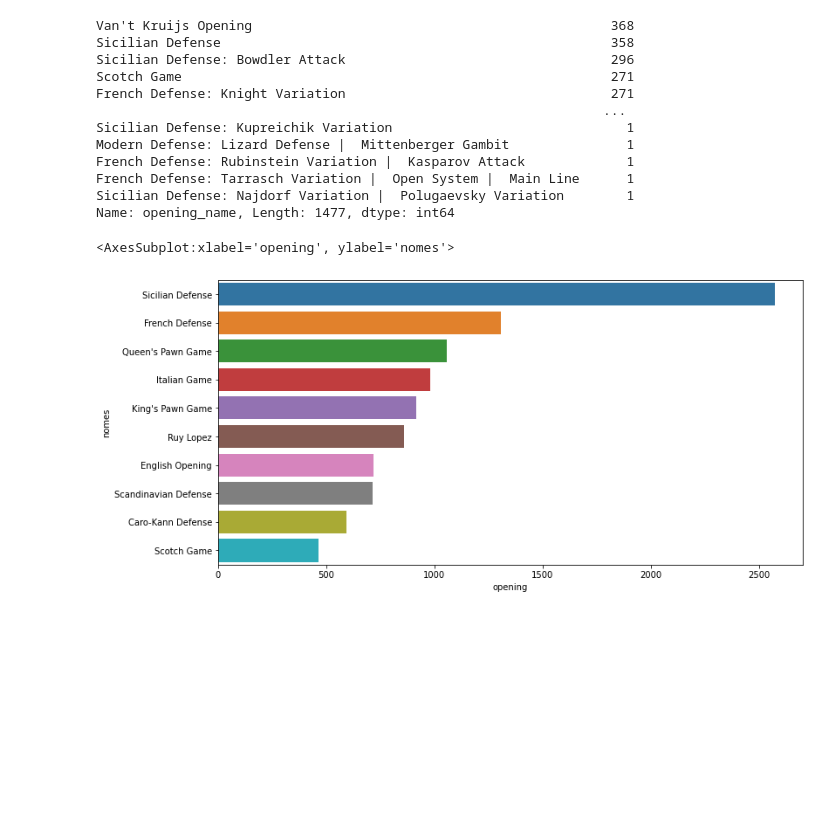
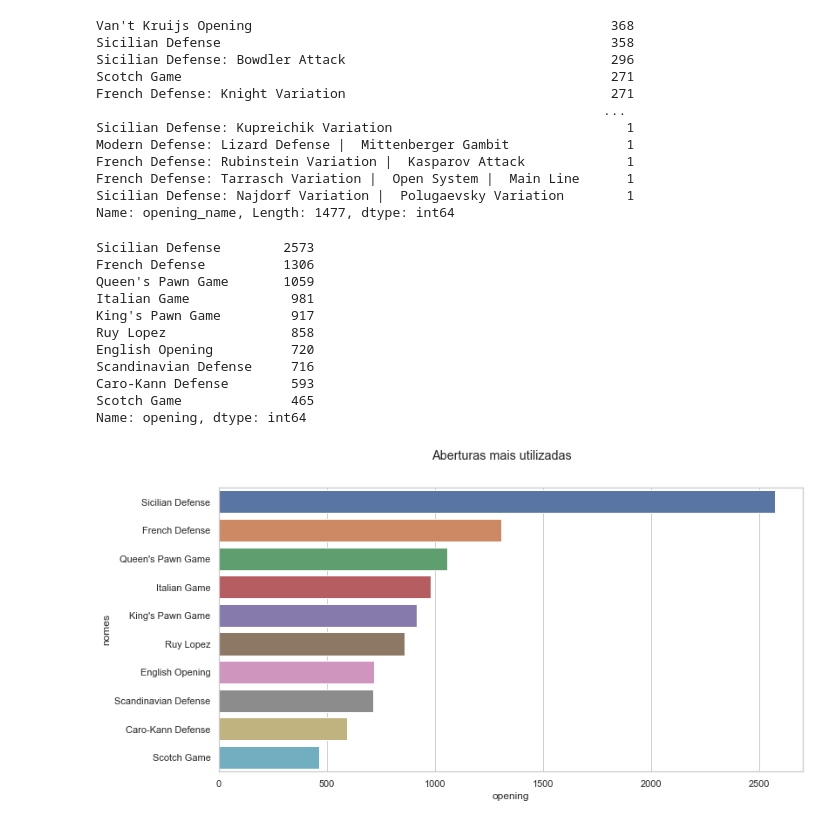
Before and after one commit to CaioLr/lichess-data-analysis, a Jupyter notebook: lichess.ipynb, the cells around one changed output. Cells and saved outputs as stored; diff of their text form; code cells hidden in the pictures; blank space fills up the shorter version.

```diff
--- a/lichess.ipynb
+++ b/lichess.ipynb
@@ -50,8 +63,21 @@ Name: opening_name, Length: 1477, dtype: int64
 aux = pd.DataFrame(data['opening'].value_counts().head(10))
 aux['nomes'] = aux.index
 # %%
+sns.set_theme(style="whitegrid")
 plt.figure(figsize=(12,6))
 sns.barplot(y=aux['nomes'], x=aux['opening'])
+plt.suptitle("Aberturas mais utilizadas")
+data['opening'].value_counts().head(10)
 # %% [output]
-<AxesSubplot:xlabel='opening', ylabel='nomes'>
+Sicilian Defense        2573
+French Defense          1306
+Queen's Pawn Game       1059
+Italian Game             981
+King's Pawn Game         917
+Ruy Lopez                858
+English Opening          720
+Scandinavian Defense     716
+Caro-Kann Defense        593
+Scotch Game              465
+Name: opening, dtype: int64
-[figure, old version]
+[figure, new version]
```
Also changed, not shown: parts of 6 cells of this notebook.
